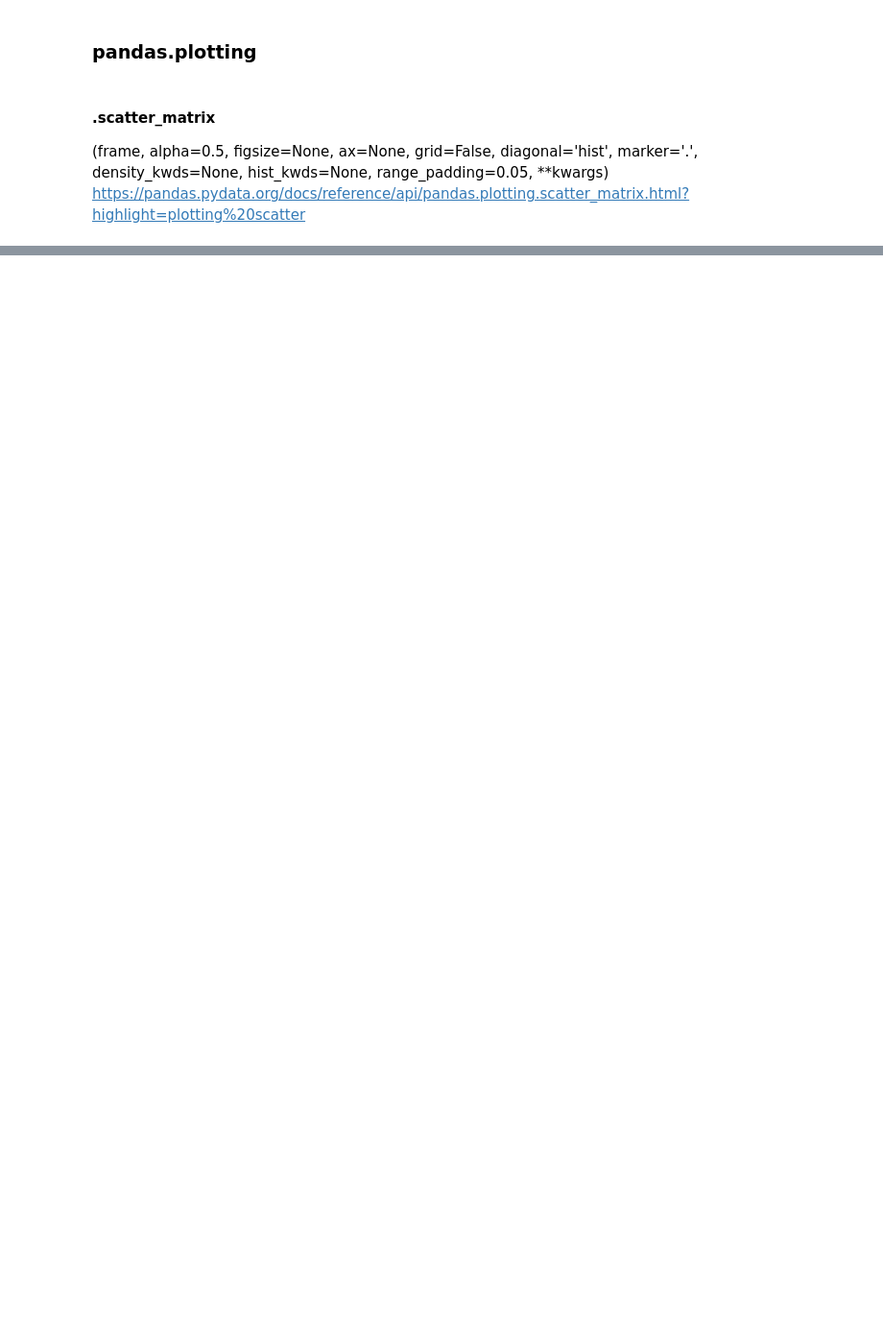
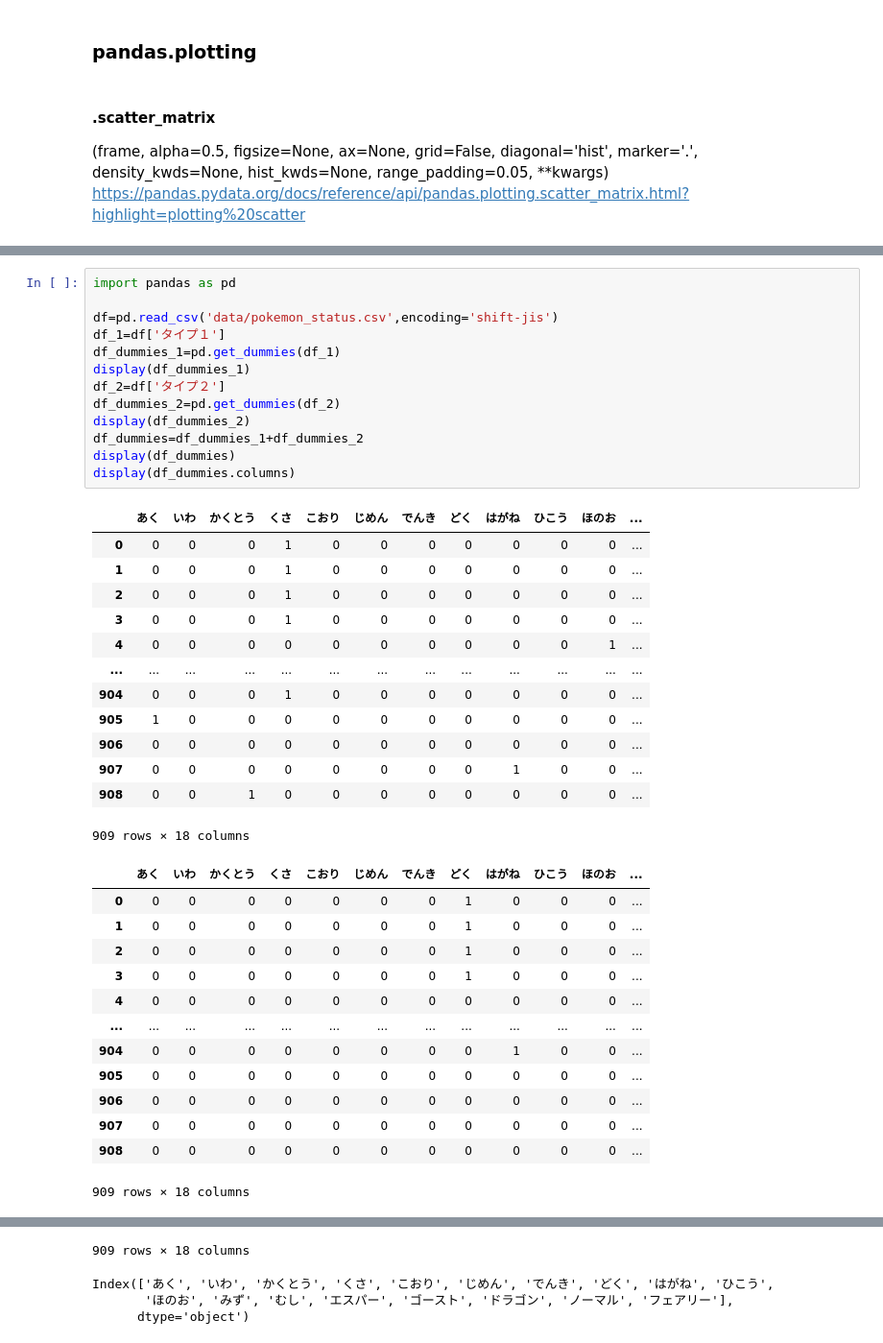
Before and after one commit to ponzu3847/cheat_sheets, a Jupyter notebook: pandas.ipynb, the cells around one changed output, grey strips where cells are left out. Shown at 96% size. Cells and saved outputs as stored; diff of their text form; blank space fills up the shorter version.

```diff
--- a/pandas.ipynb
+++ b/pandas.ipynb
@@ -44,0 +210,40 @@ https://matplotlib.org/stable/tutorials/colors/colormaps.html
+# %%
+import pandas as pd
+
+df=pd.read_csv('data/pokemon_status.csv',encoding='shift-jis')
+df_1=df['タイプ１']
+df_dummies_1=pd.get_dummies(df_1)
+display(df_dummies_1)
+df_2=df['タイプ２']
+df_dummies_2=pd.get_dummies(df_2)
+display(df_dummies_2)
+df_dummies=df_dummies_1+df_dummies_2
+display(df_dummies)
+display(df_dummies.columns)
+# %% [output]
+|  | あく | いわ | かくとう | くさ | こおり | じめん | でんき | どく | はがね | ひこう | ほのお | ... |
+| 0 | 0 | 0 | 0 | 1 | 0 | 0 | 0 | 0 | 0 | 0 | 0 | ... |
+| 1 | 0 | 0 | 0 | 1 | 0 | 0 | 0 | 0 | 0 | 0 | 0 | ... |
+| 2 | 0 | 0 | 0 | 1 | 0 | 0 | 0 | 0 | 0 | 0 | 0 | ... |
+| 3 | 0 | 0 | 0 | 1 | 0 | 0 | 0 | 0 | 0 | 0 | 0 | ... |
+| 4 | 0 | 0 | 0 | 0 | 0 | 0 | 0 | 0 | 0 | 0 | 1 | ... |
+| ... | ... | ... | ... | ... | ... | ... | ... | ... | ... | ... | ... | ... |
+| 904 | 0 | 0 | 0 | 1 | 0 | 0 | 0 | 0 | 0 | 0 | 0 | ... |
+| 905 | 1 | 0 | 0 | 0 | 0 | 0 | 0 | 0 | 0 | 0 | 0 | ... |
+| 906 | 0 | 0 | 0 | 0 | 0 | 0 | 0 | 0 | 0 | 0 | 0 | ... |
+| 907 | 0 | 0 | 0 | 0 | 0 | 0 | 0 | 0 | 1 | 0 | 0 | ... |
+| 908 | 0 | 0 | 1 | 0 | 0 | 0 | 0 | 0 | 0 | 0 | 0 | ... |
+909 rows × 18 columns
+|  | あく | いわ | かくとう | くさ | こおり | じめん | でんき | どく | はがね | ひこう | ほのお | ... |
+| 0 | 0 | 0 | 0 | 0 | 0 | 0 | 0 | 1 | 0 | 0 | 0 | ... |
+| 1 | 0 | 0 | 0 | 0 | 0 | 0 | 0 | 1 | 0 | 0 | 0 | ... |
+| 2 | 0 | 0 | 0 | 0 | 0 | 0 | 0 | 1 | 0 | 0 | 0 | ... |
+| 3 | 0 | 0 | 0 | 0 | 0 | 0 | 0 | 1 | 0 | 0 | 0 | ... |
+| 4 | 0 | 0 | 0 | 0 | 0 | 0 | 0 | 0 | 0 | 0 | 0 | ... |
+| ... | ... | ... | ... | ... | ... | ... | ... | ... | ... | ... | ... | ... |
+| 904 | 0 | 0 | 0 | 0 | 0 | 0 | 0 | 0 | 1 | 0 | 0 | ... |
+| 905 | 0 | 0 | 0 | 0 | 0 | 0 | 0 | 0 | 0 | 0 | 0 | ... |
+| 906 | 0 | 0 | 0 | 0 | 0 | 0 | 0 | 0 | 0 | 0 | 0 | ... |
+| 907 | 0 | 0 | 0 | 0 | 0 | 0 | 0 | 0 | 0 | 0 | 0 | ... |
+| 908 | 0 | 0 | 0 | 0 | 0 | 0 | 0 | 0 | 0 | 0 | 0 | ... |
+909 rows × 18 columns
@@ -44,0 +262,4 @@ https://matplotlib.org/stable/tutorials/colors/colormaps.html
+909 rows × 18 columns
+Index(['あく', 'いわ', 'かくとう', 'くさ', 'こおり', 'じめん', 'でんき', 'どく', 'はがね', 'ひこう',
+       'ほのお', 'みず', 'むし', 'エスパー', 'ゴースト', 'ドラゴン', 'ノーマル', 'フェアリー'],
+      dtype='object')
```
Also changed, not shown: parts of 19 cells of this notebook, 3 other files.
